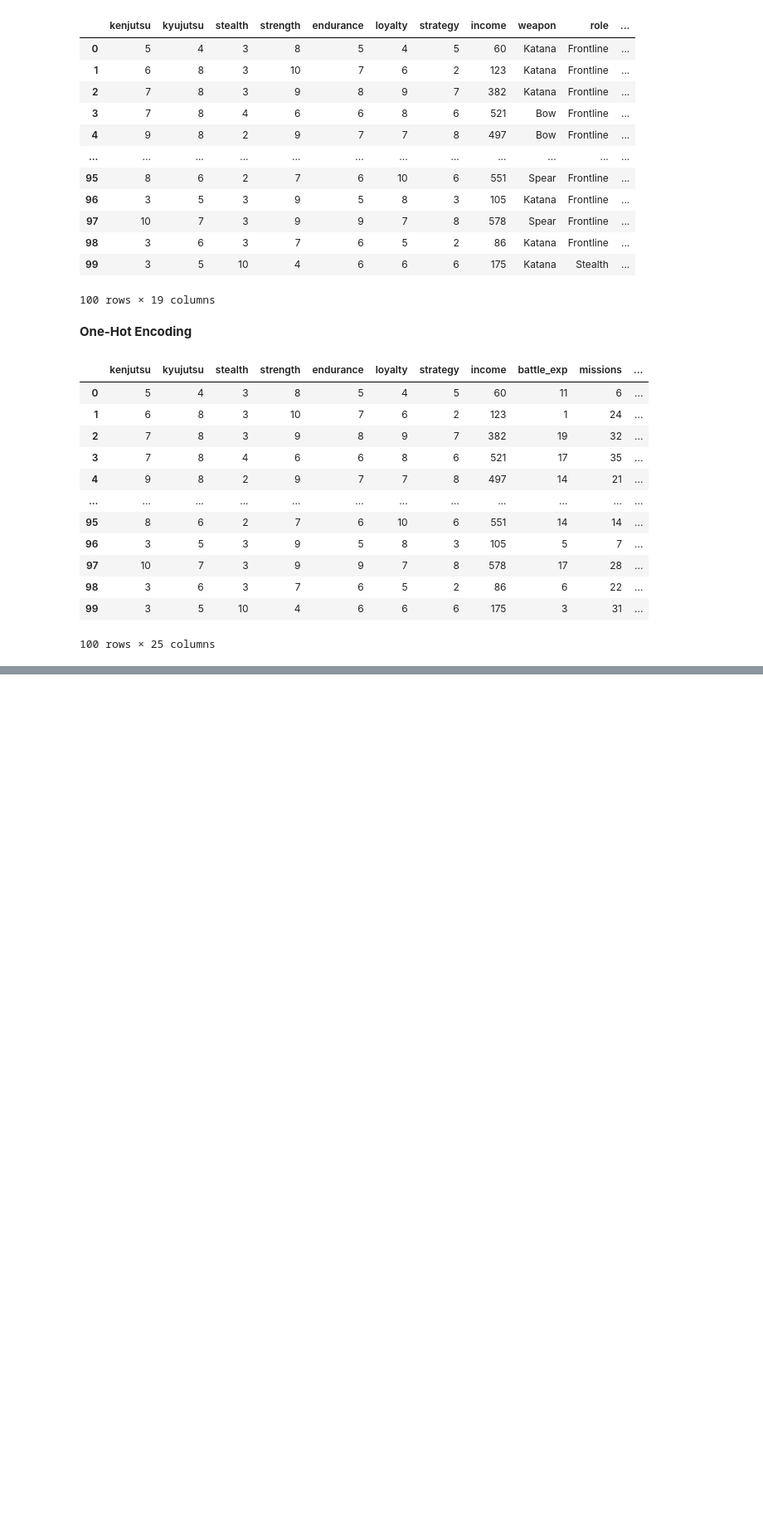
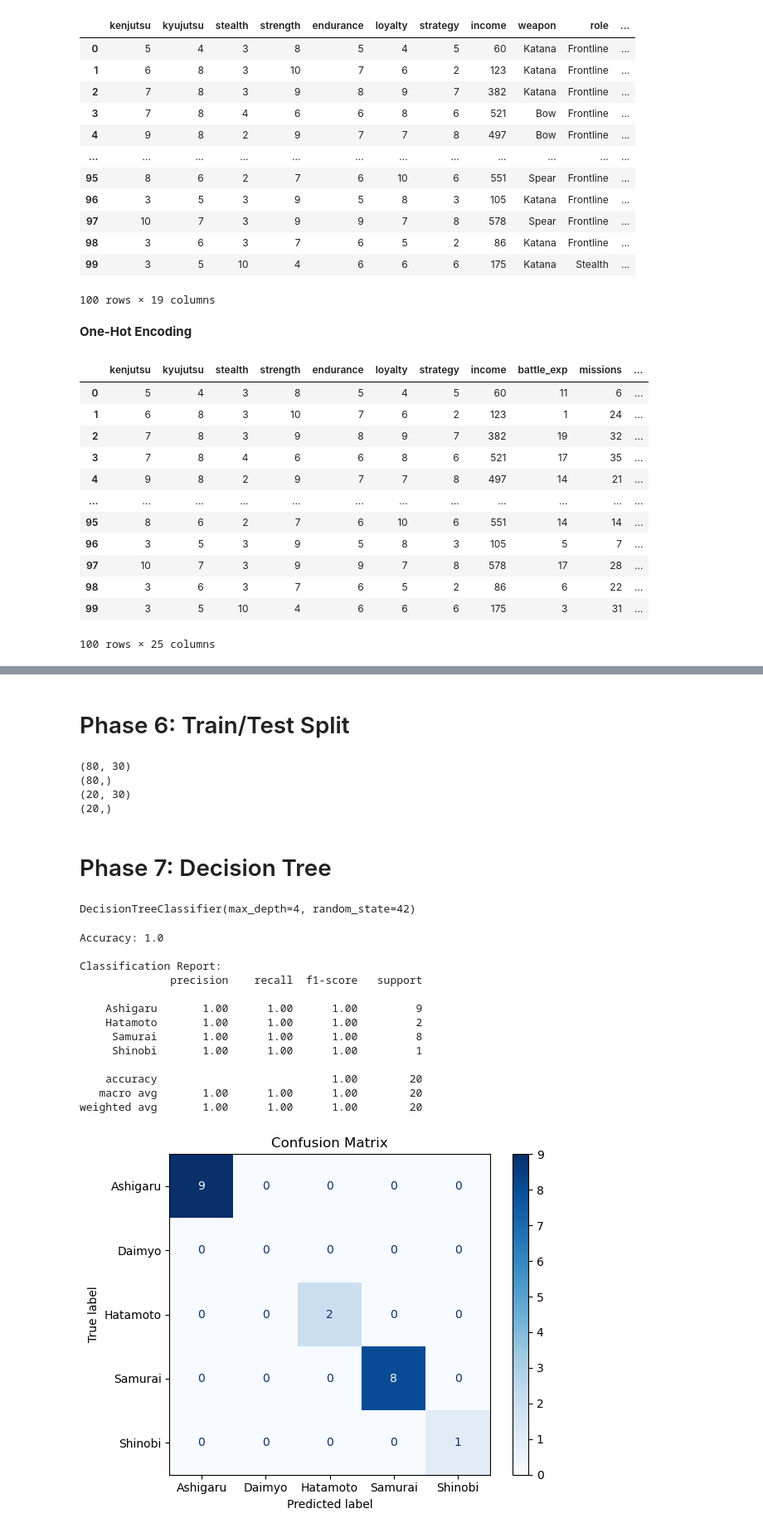
Before and after one commit to KingHikarii/japanese-warriors-classification, a Jupyter notebook: decisiontree_11162025.ipynb, the cells around one changed output, grey strips where cells are left out. Shown at 83% size. Saved outputs shown, nothing was run; the diff lists cells and outputs as text; code cells hidden in the pictures; blank space fills up the shorter version.

```diff
--- a/decisiontree_11162025.ipynb
+++ b/decisiontree_11162025.ipynb
@@ -234,6 +234,7 @@ Our dataset does contain any null values.
 We need to drop the name column, since this is more so an identification column and, we must do this because when we perform the One-Hot-Encoding concerning the strings it will create many useless columns due to having many different names create a high cardinality.
 # %%
 Data_Frame = Data_Frame.drop('name', axis = 1)
+saved_class = Data_Frame['class']
 Data_Frame = Data_Frame.drop('class', axis = 1)
 Data_Frame = Data_Frame.drop('clan_affiliation', axis = 1)
 
@@ -292,7 +296,7 @@ Data_Frame
 # %% [markdown]
 **One-Hot Encoding**
 # %%
-#Data_Frame = pd.get_dummies(Data_Frame, columns = ['weapon', 'role'], drop_first = False, dtype = int)
+Data_Frame = pd.get_dummies(Data_Frame, columns = ['weapon', 'role'], drop_first = False, dtype = int)
 Data_Frame
 # %% [output]
 |  | kenjutsu | kyujutsu | stealth | strength | endurance | loyalty | strategy | income | battle_exp | missions | ... |
@@ -310,0 +365,76 @@ Data_Frame
+# %% [markdown]
+# Phase 6: Train/Test Split
+# %%
+from sklearn.model_selection import train_test_split
+
+X_train, X_test, y_train, y_test = train_test_split(X, y, test_size=0.2, random_state=752)
+
+print(X_train.shape)
+print(y_train.shape)
+print(X_test.shape)
+print(y_test.shape)
+# %% [output]
+(80, 30)
+(80,)
+(20, 30)
+(20,)
+# %%
+from sklearn.preprocessing import StandardScaler
+
+num_cols = [
+    'kenjutsu', 'kyujutsu', 'stealth', 'strength', 'endurance',
+    'loyalty', 'strategy', 'income', 'battle_exp', 'missions',
+    'covert', 'discipline', 'aggression', 'honour',
+    'combat_score', 'shadow_score', 'command_score', 'noble_score', 'exp_per_mission'
+]
+
+scaler = StandardScaler()
+X_train[num_cols] = scaler.fit_transform(X_train[num_cols])
+X_test[num_cols]  = scaler.transform(X_test[num_cols])
+# %% [markdown]
+# Phase 7: Decision Tree
+# %%
+from sklearn.tree import DecisionTreeClassifier
+
+dt = DecisionTreeClassifier(
+    max_depth=4,        # keeps tree readable, avoids overfitting
+    random_state=42
+)
+
+dt.fit(X_train, y_train)
+# %% [output]
+DecisionTreeClassifier(max_depth=4, random_state=42)
+# %%
+from sklearn.metrics import classification_report, confusion_matrix, ConfusionMatrixDisplay
+
+y_pred = dt.predict(X_test)
+
+# Overall accuracy
+print("Accuracy:", dt.score(X_test, y_test))
+
+# Per-class breakdown
+print("\nClassification Report:")
+print(classification_report(y_test, y_pred))
+
+# Confusion matrix
+cm = confusion_matrix(y_test, y_pred, labels=dt.classes_)
+disp = ConfusionMatrixDisplay(confusion_matrix=cm, display_labels=dt.classes_)
+disp.plot(cmap='Blues')
+plt.title('Confusion Matrix')
+plt.tight_layout()
+plt.show()
+# %% [output]
+Accuracy: 1.0
+
+Classification Report:
+              precision    recall  f1-score   support
+
+    Ashigaru       1.00      1.00      1.00         9
+    Hatamoto       1.00      1.00      1.00         2
+     Samurai       1.00      1.00      1.00         8
+     Shinobi       1.00      1.00      1.00         1
+
+    accuracy                           1.00        20
+   macro avg       1.00      1.00      1.00        20
+weighted avg       1.00      1.00      1.00        20
+[figure, added]
```
Also changed, not shown: parts of 8 cells of this notebook.
